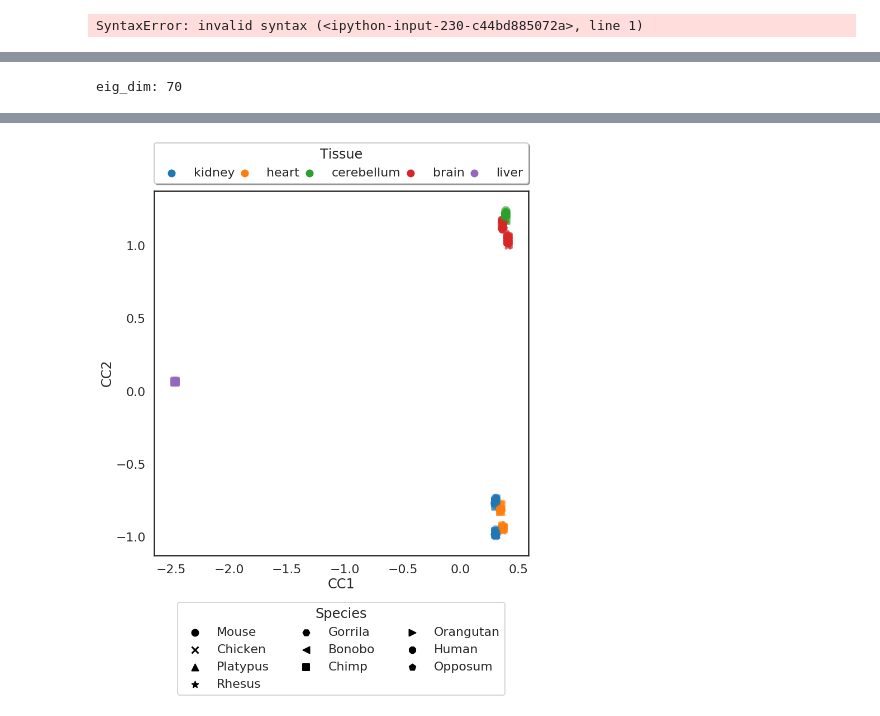
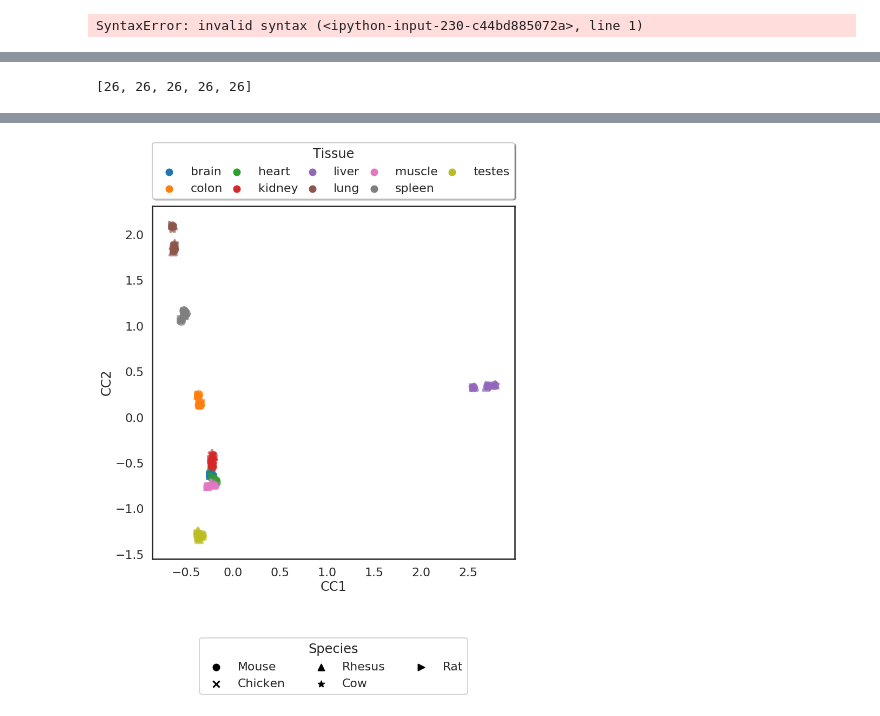
Before and after one commit to saketkc/EE-546-project, a Jupyter notebook: notebooks/22-MultiSpecies-SRP016501.ipynb, the cells around one changed output, grey strips where cells are left out. Saved outputs shown, nothing was run; the diff lists cells and outputs as text; code cells hidden in the pictures.

Commit message:
Add plots

```diff
--- a/notebooks/22-MultiSpecies-SRP016501.ipynb
+++ b/notebooks/22-MultiSpecies-SRP016501.ipynb
@@ -699,4 +700,7 @@ fig.savefig('../SRP016501_plots/cca_on_pca_all.pdf',bbox_inches='tight')
 [figure]
+# %%
+SPECIES_FOR_SRP = ['mus_musculus', 'gallus_gallus',  'macaca_mulatta',
+                   'bos_taurus', 'rattus_norvegicus']
 # %% [markdown]
 # HO-SVD
 # %%
@@ -708,8 +712,8 @@ for index, species in enumerate(SPECIES_FOR_SRP):
     count = kallisto_counts['{}_{}'.format(srp, species)]
     col_key = '{}_homolog_ensembl_gene'.format(species)
     print(species)
-    column_order = SRP007412_cols_to_use
     if index == 0:
+        column_order = count.columns.tolist()
         count = count.loc[:, column_order]
     else:
         count = count.loc[:, column_order]
@@ -794,7 +785,7 @@ for species_index, species in enumerate(common_tissue_counts_normalized.keys()):
         projection = np.dot(U[species_index], V)[:, eigen_index]
         total_genes = len(projection)
         #n_genes_to_select = int(0.1 * total_genes)
-        n_genes_to_select = int(np.floor(0.5*len(orthologous_genelist)))
+        n_genes_to_select = int(np.floor(0.1*len(orthologous_genelist)))
         bottom10_genes = np.argsort(projection)[:n_genes_to_select]
         top10_genes = np.argsort(projection)[::-1][:n_genes_to_select]
         counts =  kallisto_counts['{}_{}'.format(srp, species)]
@@ -889,7 +875,7 @@ for species_index, species in enumerate(common_tissue_counts_normalized.keys()):
         species_wise_genes[species] += bottom10_genes + top10_genes
     species_wise_genes[species] = set(species_wise_genes[species])
     species_wise_totalgenes[species] = len(counts.index)
-    count = counts.loc[species_wise_genes[species], SRP007412_cols_to_use]
+    count = counts.loc[species_wise_genes[species], column_order]
     count.columns = ['{}_{}'.format(species, x) for x in count.columns]
     species_wise_new_counts[species] = count
     if count.shape[0] < minimum_common_n_genes:
@@ -938,3 +924,7 @@ X_r, fig = do_PCA(X, target_names)
+# %%
+specie_wise_index_tracker
+# %% [output]
+[26, 26, 26, 26, 26]
 # %%
 fig , ax  = plt.subplots(figsize=(12, 12))
 
@@ -946,14 +936,9 @@ b = PCA_transformed[specie_wise_index_tracker[0]:sum(specie_wise_index_tracker[:
 c = PCA_transformed[sum(specie_wise_index_tracker[:2]):sum(specie_wise_index_tracker[:3]), :]
 d = PCA_transformed[sum(specie_wise_index_tracker[:3]):sum(specie_wise_index_tracker[:4]), :]
 e = PCA_transformed[sum(specie_wise_index_tracker[:4]):sum(specie_wise_index_tracker[:5]), :]
-f = PCA_transformed[sum(specie_wise_index_tracker[:5]):sum(specie_wise_index_tracker[:6]), :]
-g = PCA_transformed[sum(specie_wise_index_tracker[:6]):sum(specie_wise_index_tracker[:7]), :]
-h = PCA_transformed[sum(specie_wise_index_tracker[:7]):sum(specie_wise_index_tracker[:8]), :]
-i = PCA_transformed[sum(specie_wise_index_tracker[:8]):sum(specie_wise_index_tracker[:9]), :]
-j = PCA_transformed[sum(specie_wise_index_tracker[:9]):sum(specie_wise_index_tracker[:10]), :]
 
-gcca.fit(a,b,c,d,e,f,g,h,i,j)
-gcca.transform(a,b,c,d,e,f,g,h,i,j)
+gcca.fit(a,b,c,d,e)
+gcca.transform(a,b,c,d,e)
 X_r = gcca.z_list
 target_names = all_species_combined_counts_df_normalized.index
 
@@ -1033 +1001,0 @@ fig.savefig('../SRP016501_plots/cca_on_pca_shortlisted_genes.pdf',
-eig_dim: 70
@@ -1051 +1002 @@ eig_dim: 70
-[figure, old version]
+[figure, new version]
```
Also changed, not shown: parts of 23 cells of this notebook, 4 other files.
